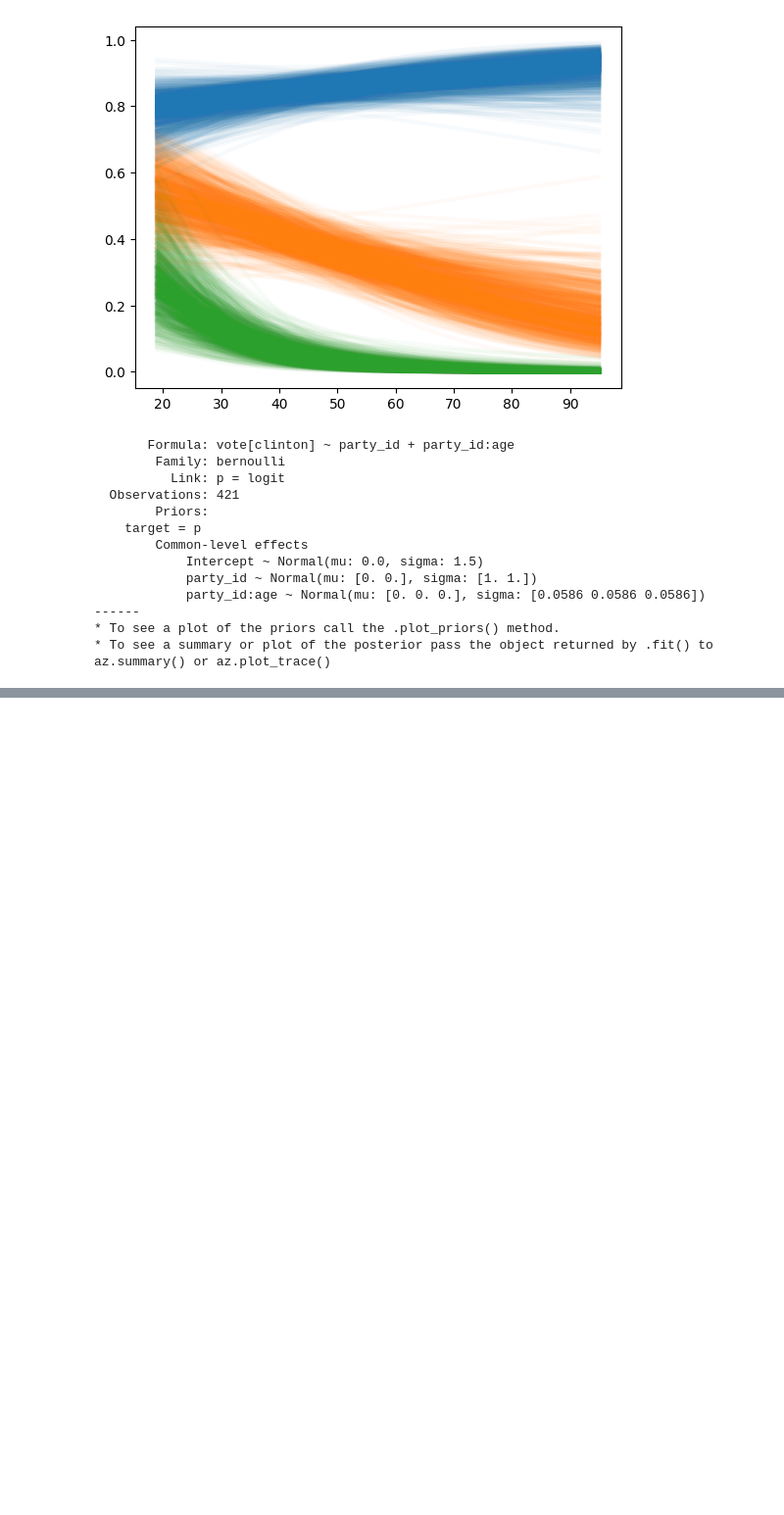
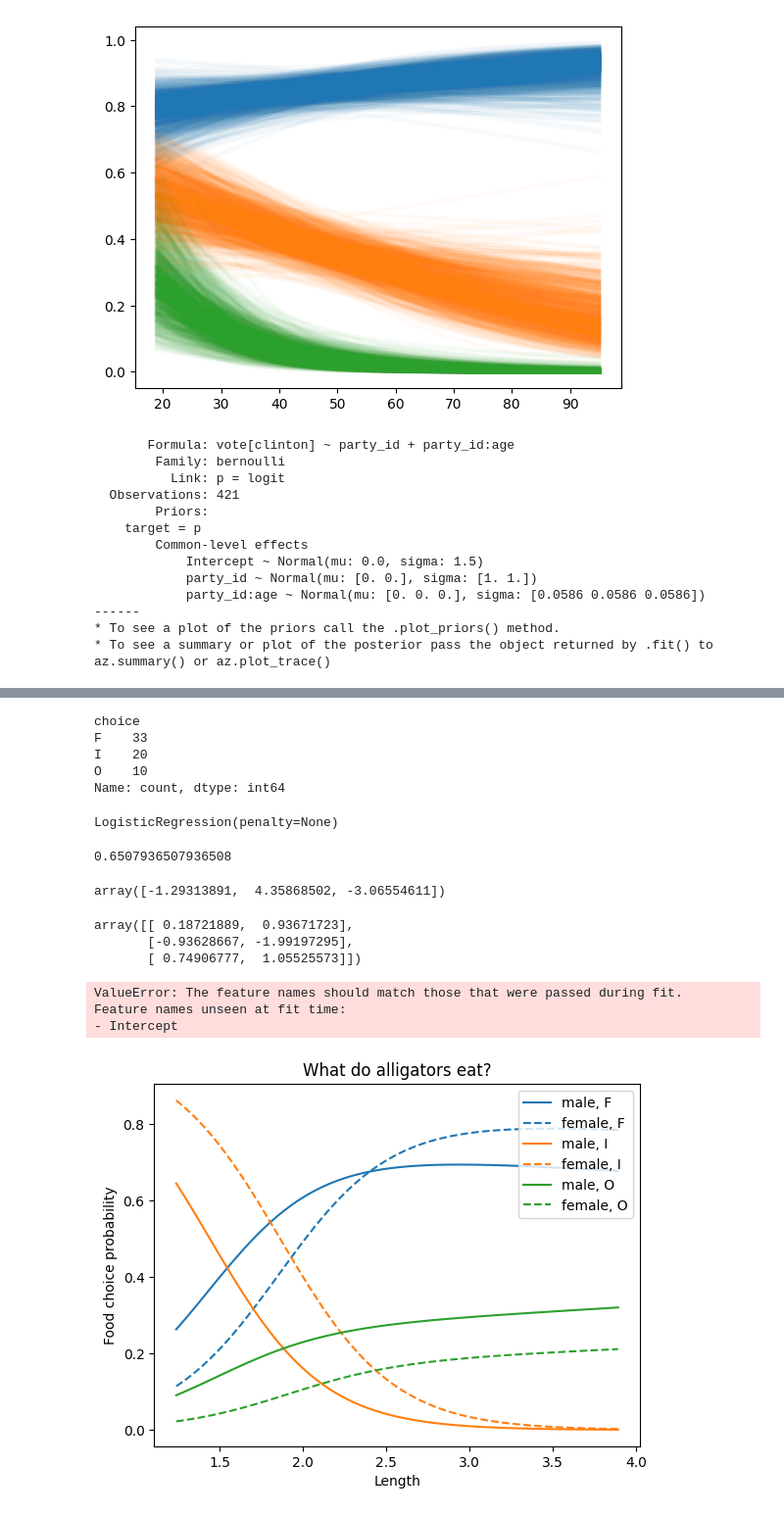
Before and after one commit to mgreenbe/DATA335W2025, a Jupyter notebook: code/logistic_regression.ipynb, the cells around one changed output, grey strips where cells are left out. Shown at 98% size. Cells and saved outputs as stored; diff of their text form; code cells hidden in the pictures; blank space fills up the shorter version.

```diff
--- a/code/logistic_regression.ipynb
+++ b/code/logistic_regression.ipynb
@@ -689,0 +755,5 @@ model
+# %%
+df = pd.read_csv("../data/alligators.csv")
+df["is_male"] = df["sex"] == "Male"
+df["Intercept"] = 1
+df
@@ -689,0 +774,58 @@ model
+# %%
+df["choice"].value_counts()
+# %% [output]
+choice
+F    33
+I    20
+O    10
+Name: count, dtype: int64
+# %%
+model = LogisticRegression(penalty=None)
+model.fit(df[["is_male", "length"]], df["choice"])
+# %% [output]
+LogisticRegression(penalty=None)
+# %%
+from sklearn.metrics import accuracy_score
+
+accuracy_score(df["choice"], model.predict(df[["is_male", "length"]]))
+# %% [output]
+0.6507936507936508
+# %%
+model.intercept_
+# %% [output]
+array([-1.29313891,  4.35868502, -3.06554611])
+# %%
+model.coef_
+# %% [output]
+array([[ 0.18721889,  0.93671723],
+       [-0.93628667, -1.99197295],
+       [ 0.74906777,  1.05525573]])
+# %%
+length = np.linspace(df["length"].min(), df["length"].max(), 100)
+df_test = pd.DataFrame(
+    {
+        "is_male": [*[True for _ in length], *[False for _ in length]],
+        "length": [*length, *length],
+        "Intercept": 1.0,
+    }
+)
+# %%
+p = model.predict_proba(df_test)
+# %% [output]
+ValueError: The feature names should match those that were passed during fit.
+Feature names unseen at fit time:
+- Intercept
+# %%
+for j in range(3):
+    plt.plot(length, p[:100, j], f"C{j}", label=f"male, {model.classes_[j]}")
+    plt.plot(length, p[100:, j], f"C{j}--", label=f"female, {model.classes_[j]}")
+
+plt.legend(loc="upper right")
+
+plt.ylabel("Food choice probability")
+plt.xlabel("Length")
+
+plt.title("What do alligators eat?")
+plt.show()
+# %% [output]
+[figure, added]
```
Also changed, not shown: parts of 13 cells of this notebook.
